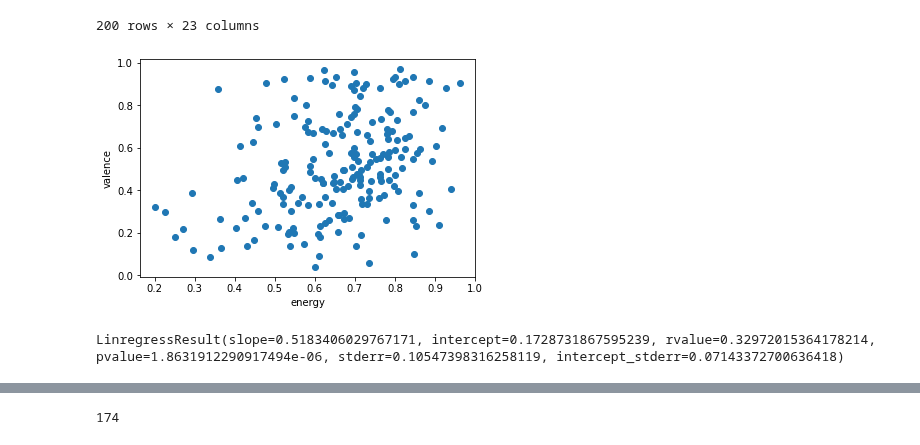
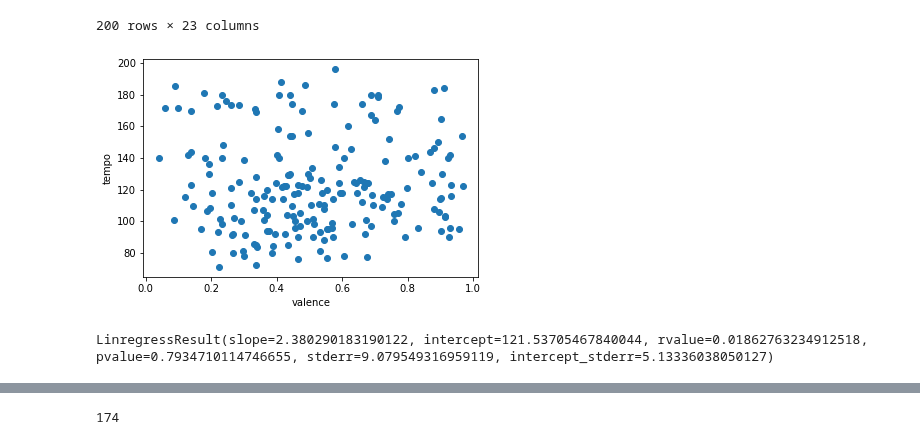
Before and after one commit to mbruns13/project_1_spotify, a Jupyter notebook: slone_spotify.ipynb, the cells around one changed output, grey strips where cells are left out. Saved outputs shown, nothing was run; the diff lists cells and outputs as text; code cells hidden in the pictures.

```diff
--- a/slone_spotify.ipynb
+++ b/slone_spotify.ipynb
@@ -161,21 +163,21 @@ full_track_data
 | 198 | 199 | 6lX6l7OuA3qrnIRfdsr0dw | Blessd, Justin Quiles, Lenny Tavárez | Medallo | 48 | 168 | 28 | 5552315 | ... |
 | 199 | 200 | 0U1W2LZVUX7qTm7dDpqxh6 | Shawn Mendes | When You're Gone | 21 | 142 | 9 | 5548718 | ... |
 200 rows × 23 columns
-# %%
-#plot valence and energy variables to see what they look like
-plt.figure()
-plt.scatter(energy,valence)
-plt.xlabel('energy')
-plt.ylabel('valence')
-plt.show()
-# %% [output]
-[figure, removed]
-# %%
-#look at the statistical relationship between valence and energy
-enval_regress = linregress(energy, valence)
-m=enval_regress[0]
-b=enval_regress[1]
-
-enval_regress
-# %% [output]
-LinregressResult(slope=0.5183406029767171, intercept=0.1728731867595239, rvalue=0.32972015364178214, pvalue=1.8631912290917494e-06, stderr=0.10547398316258119, intercept_stderr=0.07143372700636418)
+# %%
+#plot valence and tempo to see what they look like
+plt.figure()
+plt.scatter(valence,tempo)
+plt.xlabel('valence')
+plt.ylabel('tempo')
+plt.show()
+# %% [output]
+[figure, added]
+# %%
+#look at the statistical relationship between valence and tempo
+valtemp_regress = linregress(valence, tempo)
+m=valtemp_regress[0]
+b=valtemp_regress[1]
+
+valtemp_regress
+# %% [output]
+LinregressResult(slope=2.380290183190122, intercept=121.53705467840044, rvalue=0.01862763234912518, pvalue=0.7934710114746655, stderr=9.079549316959119, intercept_stderr=5.13336038050127)
```
Also changed, not shown: parts of 11 cells of this notebook, 3 other files.
